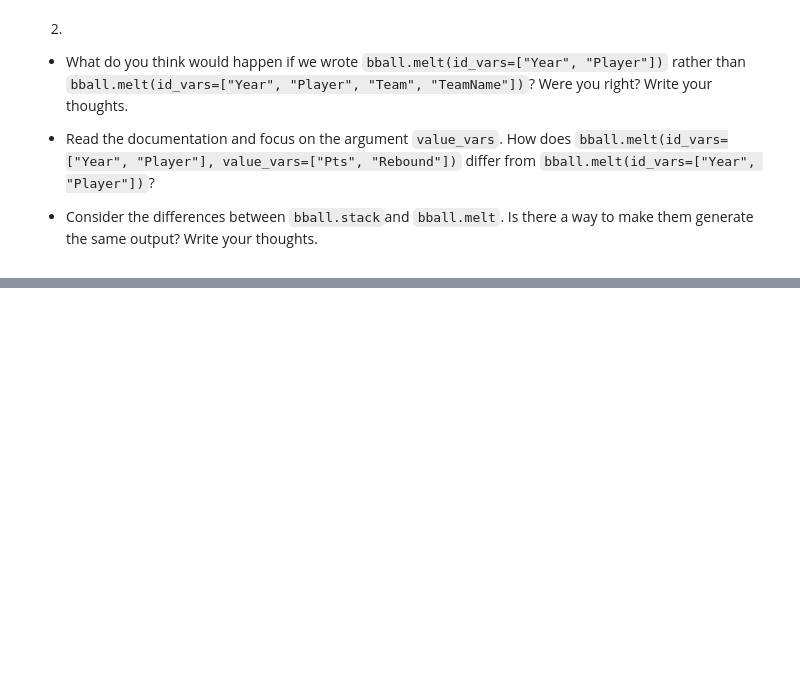
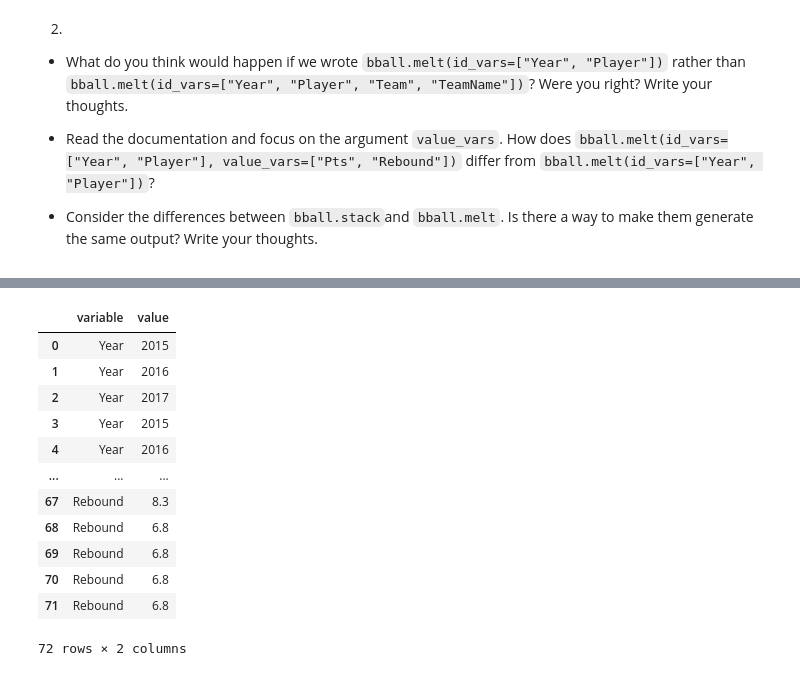
Before and after one commit to beauvilerobed/ds-ml-notes-projects-and-tutorials, a Jupyter notebook: projects/intro-to-economic-modeling-and-ds/working-with-data/reshape.ipynb, the cells around one changed output, grey strips where cells are left out. Cells and saved outputs as stored; diff of their text form; code cells hidden in the pictures; blank space fills up the shorter version.

```diff
--- a/projects/intro-to-economic-modeling-and-ds/working-with-data/reshape.ipynb
+++ b/projects/intro-to-economic-modeling-and-ds/working-with-data/reshape.ipynb
@@ -761,0 +789,16 @@ bball_wide
+# %%
+bball.melt()
+# %% [output]
+|  | variable | value |
+| 0 | Year | 2015 |
+| 1 | Year | 2016 |
+| 2 | Year | 2017 |
+| 3 | Year | 2015 |
+| 4 | Year | 2016 |
+| ... | ... | ... |
+| 67 | Rebound | 8.3 |
+| 68 | Rebound | 6.8 |
+| 69 | Rebound | 6.8 |
+| 70 | Rebound | 6.8 |
+| 71 | Rebound | 6.8 |
+72 rows × 2 columns
```
Also changed, not shown: parts of 7 cells of this notebook.
